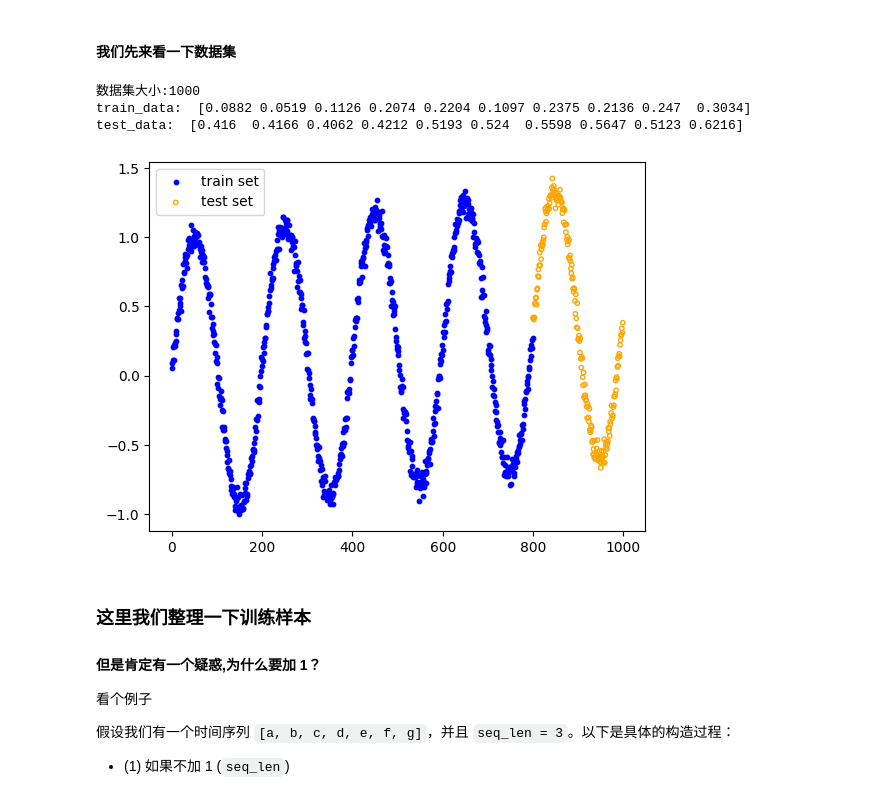
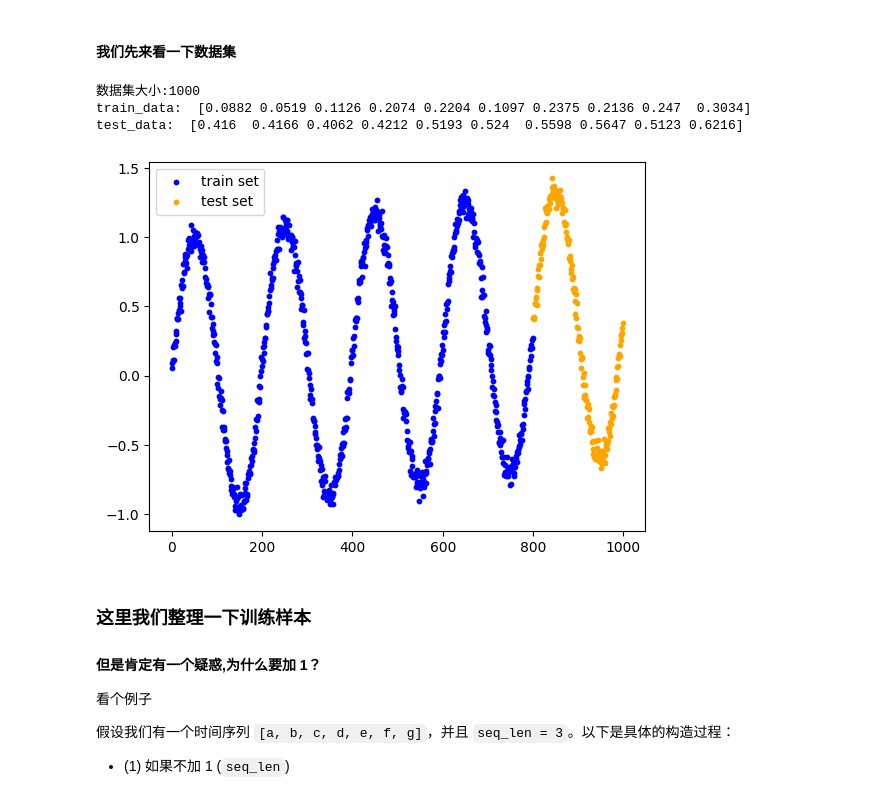
Before and after one commit to Luli3220/ML-Learning, a Jupyter notebook: Recurrent Neural Network/Recurrent Neural Network.ipynb, the cells around one changed output. Drawn from its saved outputs; the diff is of its cells as text; code cells hidden in the pictures.

```diff
--- a/Recurrent Neural Network/Recurrent Neural Network.ipynb
+++ b/Recurrent Neural Network/Recurrent Neural Network.ipynb
@@ -106,35 +106,35 @@ $$
 import numpy as np
 import matplotlib.pyplot as plt
 from tqdm import tqdm
 import torch
 import torch.nn as nn
 
 #导入数据集
 data=np.loadtxt('sindata_1000.csv',delimiter=',')
 num_data=len(data)
 ratio=0.8
 split=int(ratio*num_data)
 
 print(f"数据集大小:{num_data}")
 
 #分割数据集
 train_data=np.array(data[:split])
 test_data=np.array(data[split:])
 
 print("train_data: ",train_data[:10])
 print("test_data: ",test_data[:10])
 
 #可视化
 plt.figure()
 plt.scatter(np.arange(split),train_data,color='blue',s=10,label='train set')
-plt.scatter(np.arange(split,num_data),test_data,color='none',edgecolors='orange',s=10,label='test set')  #边缘颜色: edfecolors和填充颜色: colors
+plt.scatter(np.arange(split,num_data),test_data,color='orange',s=10,label='test set')  #边缘颜色: edfecolors和填充颜色: colors
 plt.legend()
 plt.show()
 # %% [output]
 数据集大小:1000
 train_data:  [0.0882 0.0519 0.1126 0.2074 0.2204 0.1097 0.2375 0.2136 0.247  0.3034]
 test_data:  [0.416  0.4166 0.4062 0.4212 0.5193 0.524  0.5598 0.5647 0.5123 0.6216]
-[figure, old version]
+[figure, new version]
 # %% [markdown]
 ### 这里我们整理一下训练样本
 
```
Also changed, not shown: parts of 6 cells of this notebook, 1 other file.
